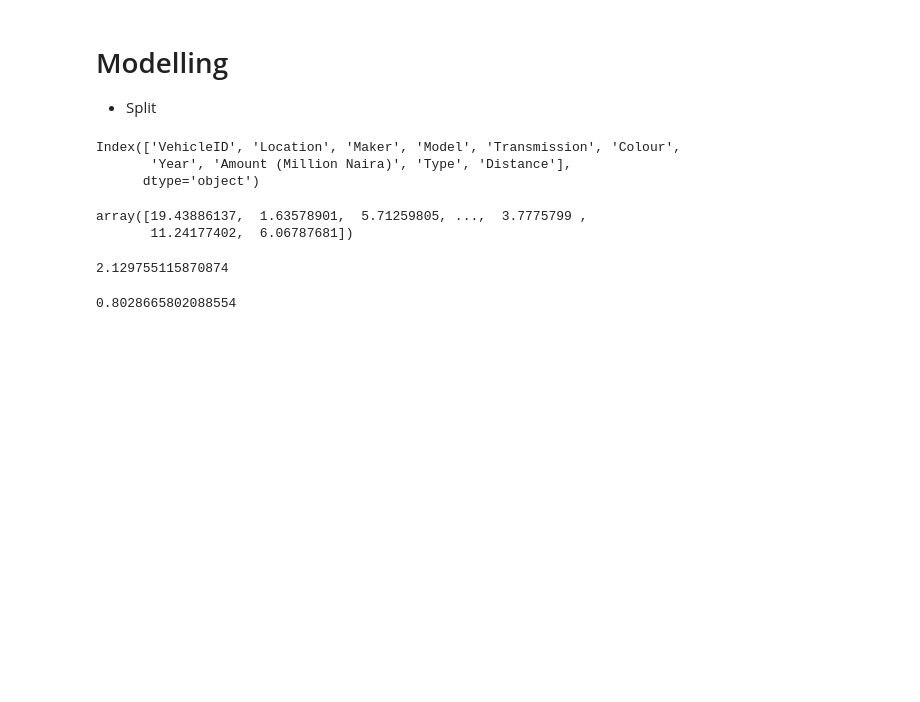
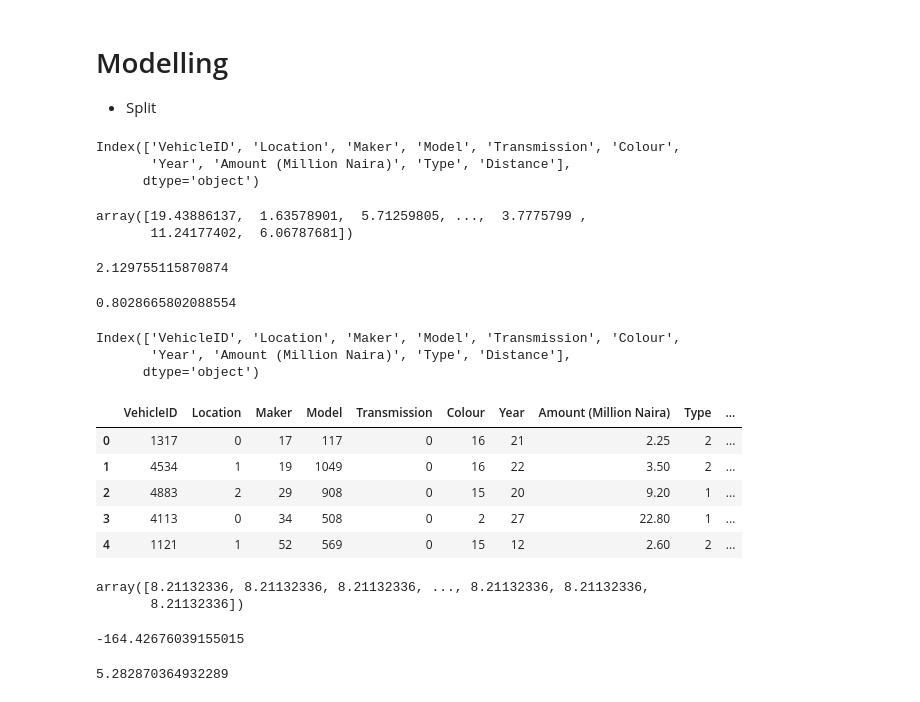
Before and after one commit to ashioyajotham/Zindi-Solutions, a Jupyter notebook: great-motors.ipynb, the cells around one changed output. Cells and saved outputs as stored; diff of their text form; code cells hidden in the pictures; blank space fills up the shorter version.

```diff
--- a/great-motors.ipynb
+++ b/great-motors.ipynb
@@ -464,3 +466,56 @@ sub_file = sample.copy()
 sub_file["Amount (Million Naira)"] = predictions
 # %%
 #sub_file.to_csv("gm.csv", index = False)
+# %%
+train.columns
+# %% [output]
+Index(['VehicleID', 'Location', 'Maker', 'Model', 'Transmission', 'Colour',
+       'Year', 'Amount (Million Naira)', 'Type', 'Distance'],
+      dtype='object')
+# %%
+from sklearn.preprocessing import LabelEncoder
+cat_cols = ['VehicleID', 'Location', 'Maker', 'Model', 'Transmission', 'Colour',
+       'Year', 'Type']
+
+# Label encode categorical variables
+for col in cat_cols:
+  # Instantiate Labelencoder
+  le = LabelEncoder()
+  train[col] = le.fit_transform(train[col].astype(str))
+
+# Preview engineered test dataset
+train.head()
+# %% [output]
+|  | VehicleID | Location | Maker | Model | Transmission | Colour | Year | Amount (Million Naira) | Type | ... |
+| 0 | 1317 | 0 | 17 | 117 | 0 | 16 | 21 | 2.25 | 2 | ... |
+| 1 | 4534 | 1 | 19 | 1049 | 0 | 16 | 22 | 3.50 | 2 | ... |
+| 2 | 4883 | 2 | 29 | 908 | 0 | 15 | 20 | 9.20 | 1 | ... |
+| 3 | 4113 | 0 | 34 | 508 | 0 | 2 | 27 | 22.80 | 1 | ... |
+| 4 | 1121 | 1 | 52 | 569 | 0 | 15 | 12 | 2.60 | 2 | ... |
+# %%
+from sklearn.ensemble import RandomForestRegressor
+
+feats = ['VehicleID', 'Location', 'Maker', 'Model', 'Transmission', 'Colour',
+       'Year', 'Type']
+X = train[feats].astype(str)
+y = train["Amount (Million Naira)"]
+
+X_train, X_test, y_train, y_test = train_test_split(X, y, test_size = .3, random_state = 0)
+
+clf = RandomForestRegressor()
+clf.fit(X_train, y_train)
+y_pred = model.predict(X_test)
+y_pred
+# %% [output]
+array([8.21132336, 8.21132336, 8.21132336, ..., 8.21132336, 8.21132336,
+       8.21132336])
+# %%
+r2core = r2_score(y_pred, y_test)
+r2core
+# %% [output]
+-164.42676039155015
+# %%
+mse = mean_absolute_error(y_pred, y_test)
+mse
+# %% [output]
+5.282870364932289
```
Also changed, not shown: parts of 9 cells of this notebook.
